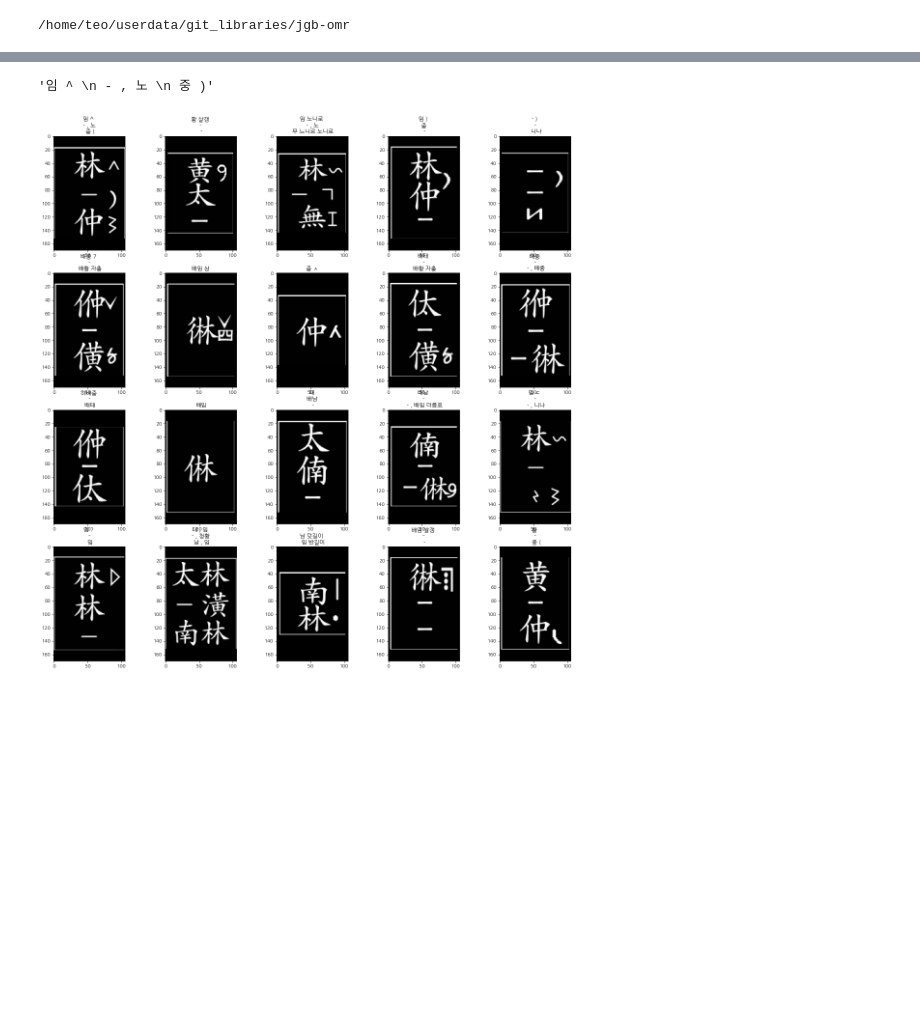
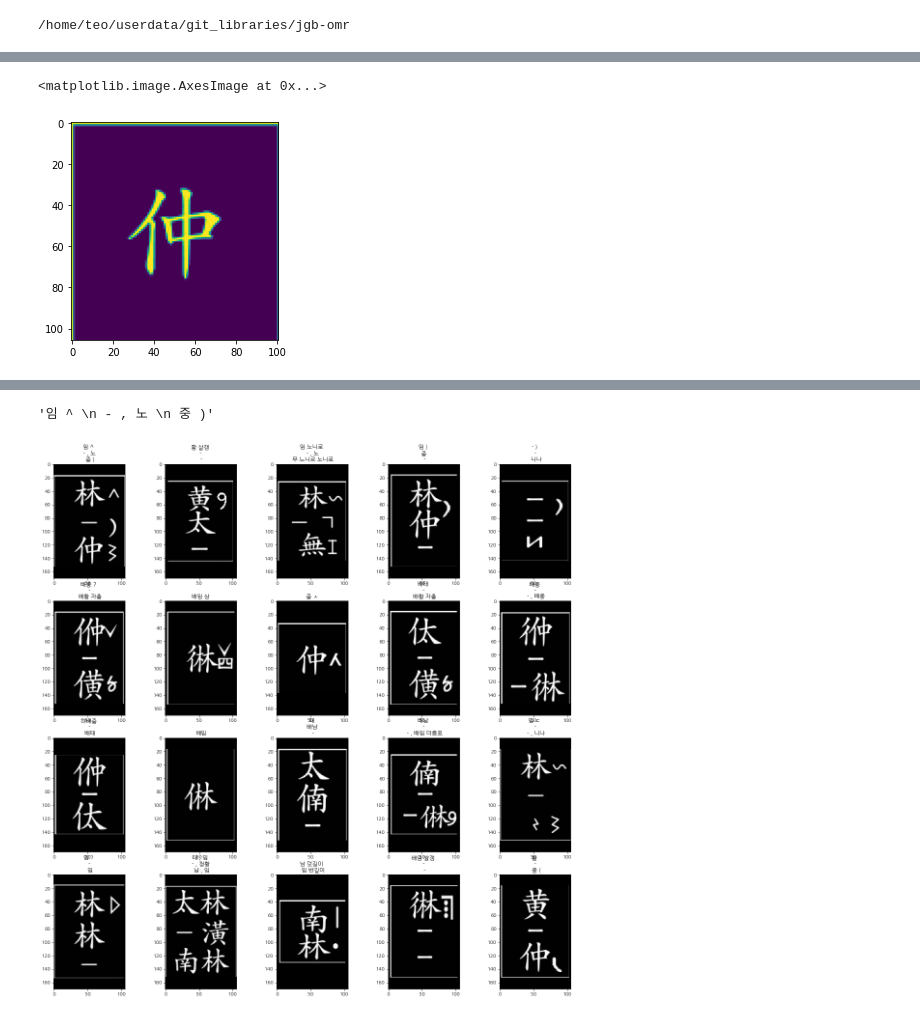
Before and after one commit to MALerLab/jeongganbo-omr, a Jupyter notebook: notebooks/omr_cnn.ipynb, the cells around one changed output, grey strips where cells are left out. Cells and saved outputs as stored; diff of their text form; code cells hidden in the pictures; blank space fills up the shorter version.

```diff
--- a/notebooks/omr_cnn.ipynb
+++ b/notebooks/omr_cnn.ipynb
@@ -230,0 +296,5 @@ tensor([[[ 32,  30,  34],
+# %%
+plt.imshow(img[0])
+# %% [output]
+<matplotlib.image.AxesImage at 0x...>
+[figure, added]
```
Also changed, not shown: parts of 22 cells of this notebook, 1 other file.
